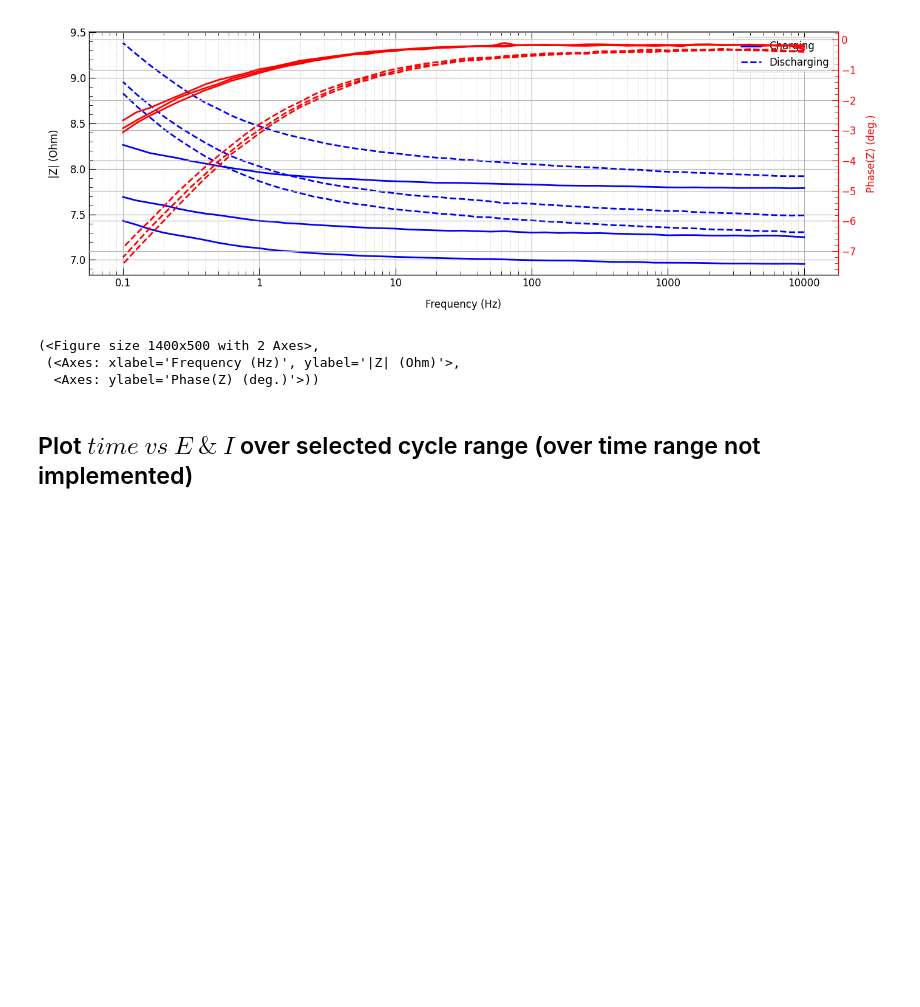
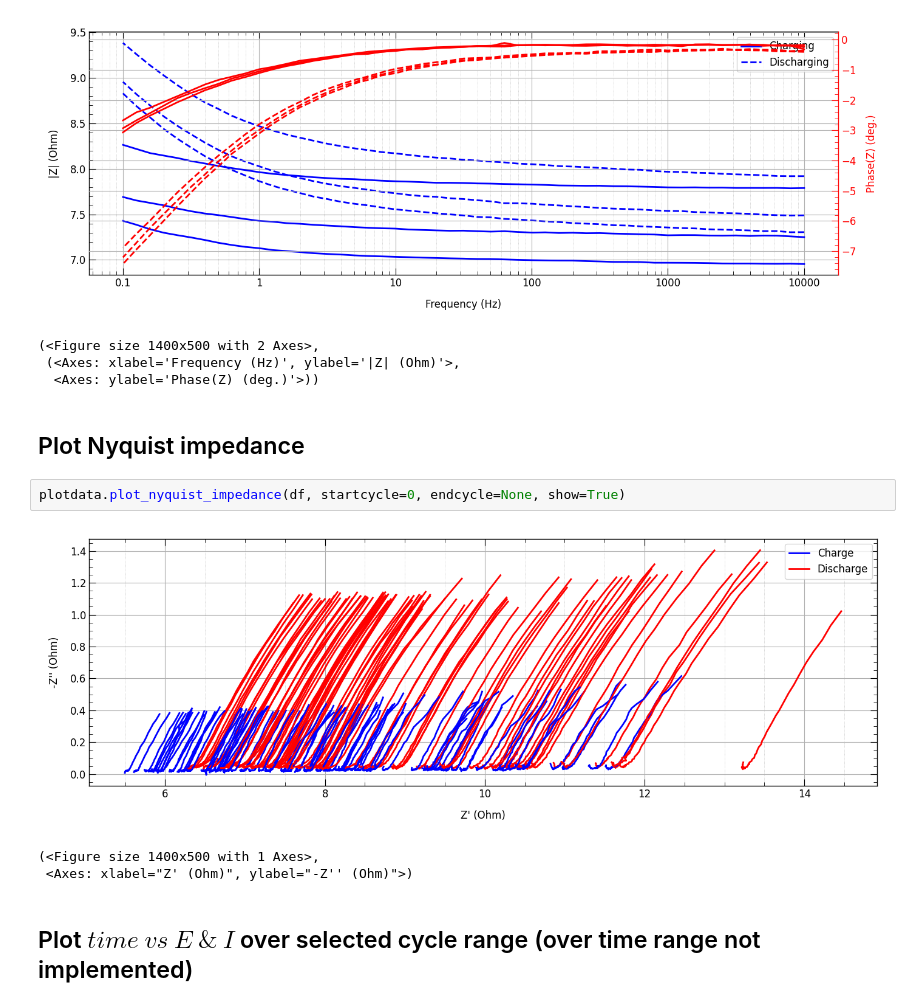
Before and after one commit to mvnayagam/batkit, a Jupyter notebook: example/ex1-testmpr/tutorial.ipynb, the cells around one changed output. Drawn from its saved outputs; the diff is of its cells as text; blank space fills up the shorter version.

Commit message:
Added Nyquist plot method in plotdata class on 18.05.2026

```diff
--- a/example/ex1-testmpr/tutorial.ipynb
+++ b/example/ex1-testmpr/tutorial.ipynb
@@ -48,6 +48,14 @@ plotdata.plot_bode_impedance(df, startcycle=10, endcycle=12)
 (<Figure size 1400x500 with 2 Axes>,
  (<Axes: xlabel='Frequency (Hz)', ylabel='|Z| (Ohm)'>,
   <Axes: ylabel='Phase(Z) (deg.)'>))
+# %% [markdown]
+## Plot Nyquist impedance
+# %%
+plotdata.plot_nyquist_impedance(df, startcycle=0, endcycle=None, show=True)
+# %% [output]
+[figure, added]
+(<Figure size 1400x500 with 1 Axes>,
+ <Axes: xlabel="Z' (Ohm)", ylabel="-Z'' (Ohm)">)
 # %% [markdown]
 ## Plot $ time ~ vs ~ E ~ \& ~ I$ over selected cycle range (over time range not implemented)
 # %%
```
Also changed, not shown: parts of 1 cell of this notebook, 1 other file.
